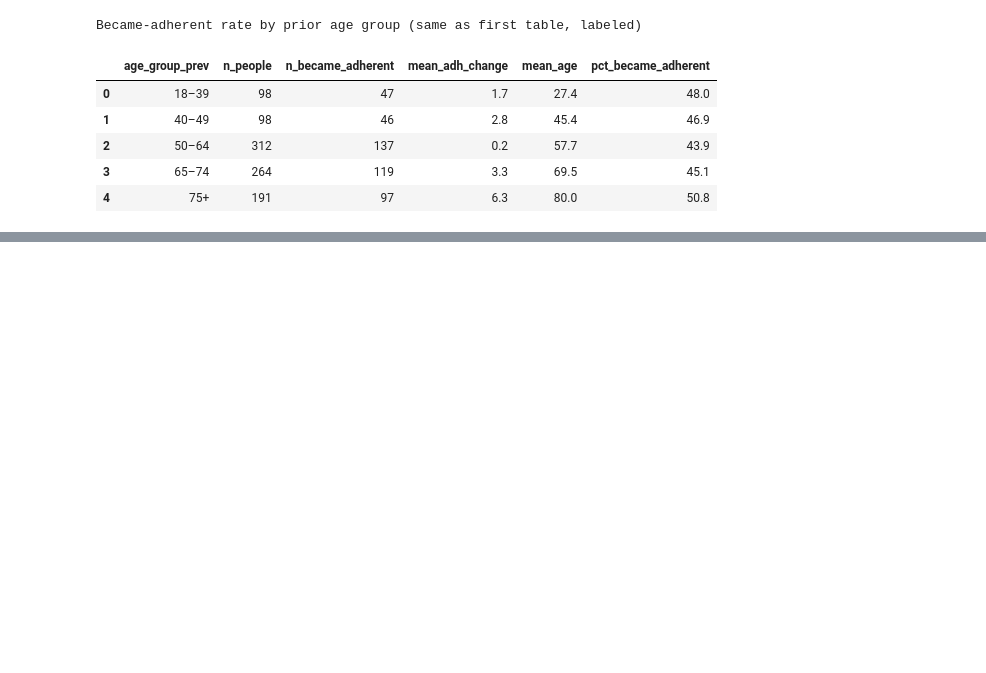
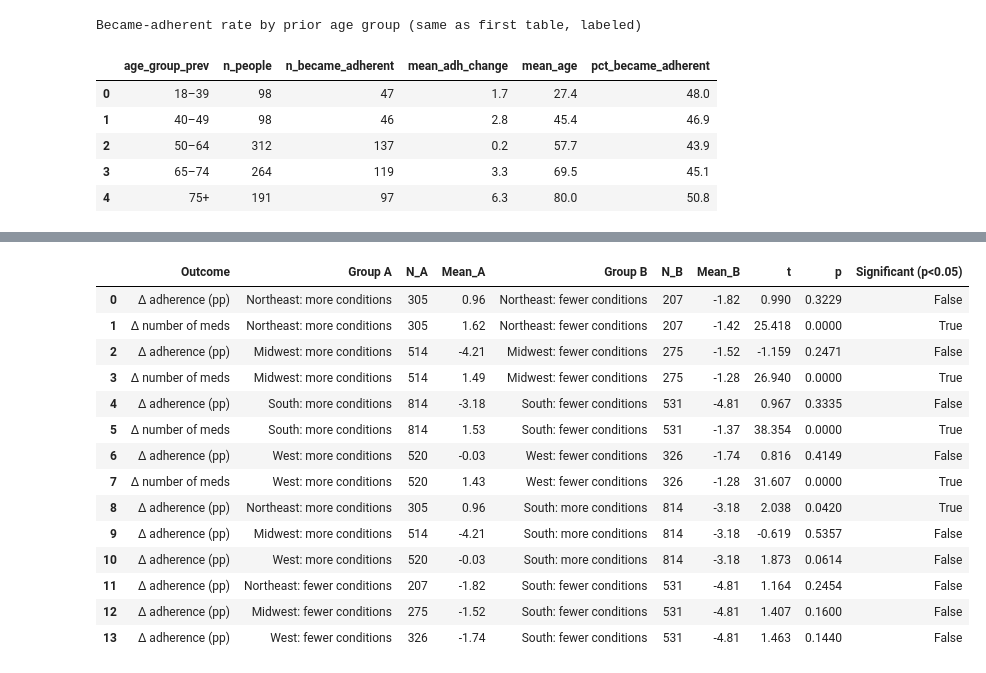
Before and after one commit to FrianaEngineer/Medical-Adherence, a Jupyter notebook: Notebooks/MEPS/meps_adherence_insight.ipynb, the cells around one changed output, grey strips where cells are left out. Drawn from its saved outputs; the diff is of its cells as text; code cells hidden in the pictures; blank space fills up the shorter version.

```diff
--- a/Notebooks/MEPS/meps_adherence_insight.ipynb
+++ b/Notebooks/MEPS/meps_adherence_insight.ipynb
@@ -786,0 +2091,75 @@ Became-adherent rate by prior age group (same as first table, labeled)
+# %%
+# # conditions inc/dec × region (region never changed across years)
+region_nunique = model_df.groupby("DUPERSID")["REGIONXX"].nunique()
+stable_region_ids = region_nunique[region_nunique == 1].index
+
+cond_region = cond_chg[
+    cond_chg["DUPERSID"].isin(stable_region_ids)
+    & (cond_chg["REGIONXX_prev"] == cond_chg["REGIONXX_next"])
+].copy()
+
+print(
+    f"People with unchanged region: {len(stable_region_ids):,}\n"
+    f"Consecutive pairs used: {len(cond_region):,} "
+    f"({cond_region['DUPERSID'].nunique():,} people)"
+)
+
+cond_region_tab = (
+    cond_region.groupby(["region_prev", "n_conditions_dir"], dropna=False)
+    .agg(
+        **{
+            "N (person-years)": ("DUPERSID", "size"),
+            "N people": ("DUPERSID", "nunique"),
+            "Mean Δ conditions": ("n_conditions_change", "mean"),
+            "Mean Δ meds": ("n_drugs_change", "mean"),
+            "Mean adherence Δ (pp)": ("adh_change", "mean"),
+            "Mean adherence after": ("meps_adherence_ratio_next", "mean"),
+            "% adherent after": ("meps_adherence_ratio_next", lambda s: 100 * (s >= 60).mean()),
+        }
+    )
+    .reset_index()
+    .rename(columns={"region_prev": "Region", "n_conditions_dir": "# conditions"})
+    .round(1)
+)
+print("\n# conditions change × region (region constant throughout years)")
+display(cond_region_tab)
+
+cond_region_ttest_rows = []
+for region in ["Northeast", "Midwest", "South", "West"]:
+    sub = cond_region[cond_region["region_prev"] == region]
+    cond_region_ttest_rows.append(
+        welch_rows(
+            sub.loc[sub["n_conditions_dir"] == "Increased", "adh_change"],
+            sub.loc[sub["n_conditions_dir"] == "Decreased", "adh_change"],
+            f"{region}: more conditions",
+            f"{region}: fewer conditions",
+            "Δ adherence (pp)",
+        )
+    )
+    cond_region_ttest_rows.append(
+        welch_rows(
+            sub.loc[sub["n_conditions_dir"] == "Increased", "n_drugs_change"],
+            sub.loc[sub["n_conditions_dir"] == "Decreased", "n_drugs_change"],
+            f"{region}: more conditions",
+            f"{region}: fewer conditions",
+            "Δ number of meds",
+        )
+    )
+
+for cond_dir in ["Increased", "Decreased"]:
+    sub = cond_region[cond_region["n_conditions_dir"] == cond_dir]
+    label = "more conditions" if cond_dir == "Increased" else "fewer conditions"
+    for region in ["Northeast", "Midwest", "West"]:
+        cond_region_ttest_rows.append(
+            welch_rows(
+                sub.loc[sub["region_prev"] == region, "adh_change"],
+                sub.loc[sub["region_prev"] == "South", "adh_change"],
+                f"{region}: {label}",
+                f"South: {label}",
+                "Δ adherence (pp)",
+            )
+        )
+
+print("\nWelch t-tests: # conditions × region (constant region)")
+display(ttest_table(cond_region_ttest_rows))
+# %% [output]
@@ -786,0 +2184,15 @@ Became-adherent rate by prior age group (same as first table, labeled)
+|  | Outcome | Group A | N_A | Mean_A | Group B | N_B | Mean_B | t | p | Significant (p<0.05) |
+| 0 | Δ adherence (pp) | Northeast: more conditions | 305 | 0.96 | Northeast: fewer conditions | 207 | -1.82 | 0.990 | 0.3229 | False |
+| 1 | Δ number of meds | Northeast: more conditions | 305 | 1.62 | Northeast: fewer conditions | 207 | -1.42 | 25.418 | 0.0000 | True |
+| 2 | Δ adherence (pp) | Midwest: more conditions | 514 | -4.21 | Midwest: fewer conditions | 275 | -1.52 | -1.159 | 0.2471 | False |
+| 3 | Δ number of meds | Midwest: more conditions | 514 | 1.49 | Midwest: fewer conditions | 275 | -1.28 | 26.940 | 0.0000 | True |
+| 4 | Δ adherence (pp) | South: more conditions | 814 | -3.18 | South: fewer conditions | 531 | -4.81 | 0.967 | 0.3335 | False |
+| 5 | Δ number of meds | South: more conditions | 814 | 1.53 | South: fewer conditions | 531 | -1.37 | 38.354 | 0.0000 | True |
+| 6 | Δ adherence (pp) | West: more conditions | 520 | -0.03 | West: fewer conditions | 326 | -1.74 | 0.816 | 0.4149 | False |
+| 7 | Δ number of meds | West: more conditions | 520 | 1.43 | West: fewer conditions | 326 | -1.28 | 31.607 | 0.0000 | True |
+| 8 | Δ adherence (pp) | Northeast: more conditions | 305 | 0.96 | South: more conditions | 814 | -3.18 | 2.038 | 0.0420 | True |
+| 9 | Δ adherence (pp) | Midwest: more conditions | 514 | -4.21 | South: more conditions | 814 | -3.18 | -0.619 | 0.5357 | False |
+| 10 | Δ adherence (pp) | West: more conditions | 520 | -0.03 | South: more conditions | 814 | -3.18 | 1.873 | 0.0614 | False |
+| 11 | Δ adherence (pp) | Northeast: fewer conditions | 207 | -1.82 | South: fewer conditions | 531 | -4.81 | 1.164 | 0.2454 | False |
+| 12 | Δ adherence (pp) | Midwest: fewer conditions | 275 | -1.52 | South: fewer conditions | 531 | -4.81 | 1.407 | 0.1600 | False |
+| 13 | Δ adherence (pp) | West: fewer conditions | 326 | -1.74 | South: fewer conditions | 531 | -4.81 | 1.463 | 0.1440 | False |
```
Also changed, not shown: parts of 20 cells of this notebook, 2 other files.
